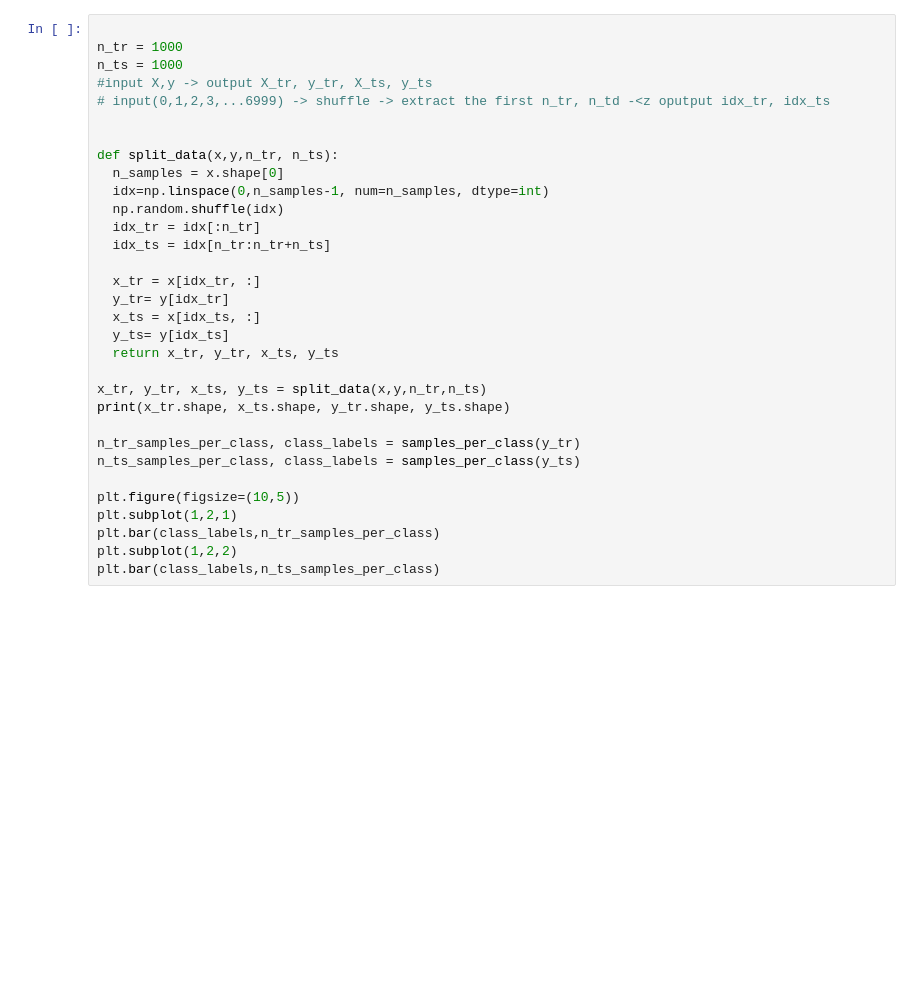
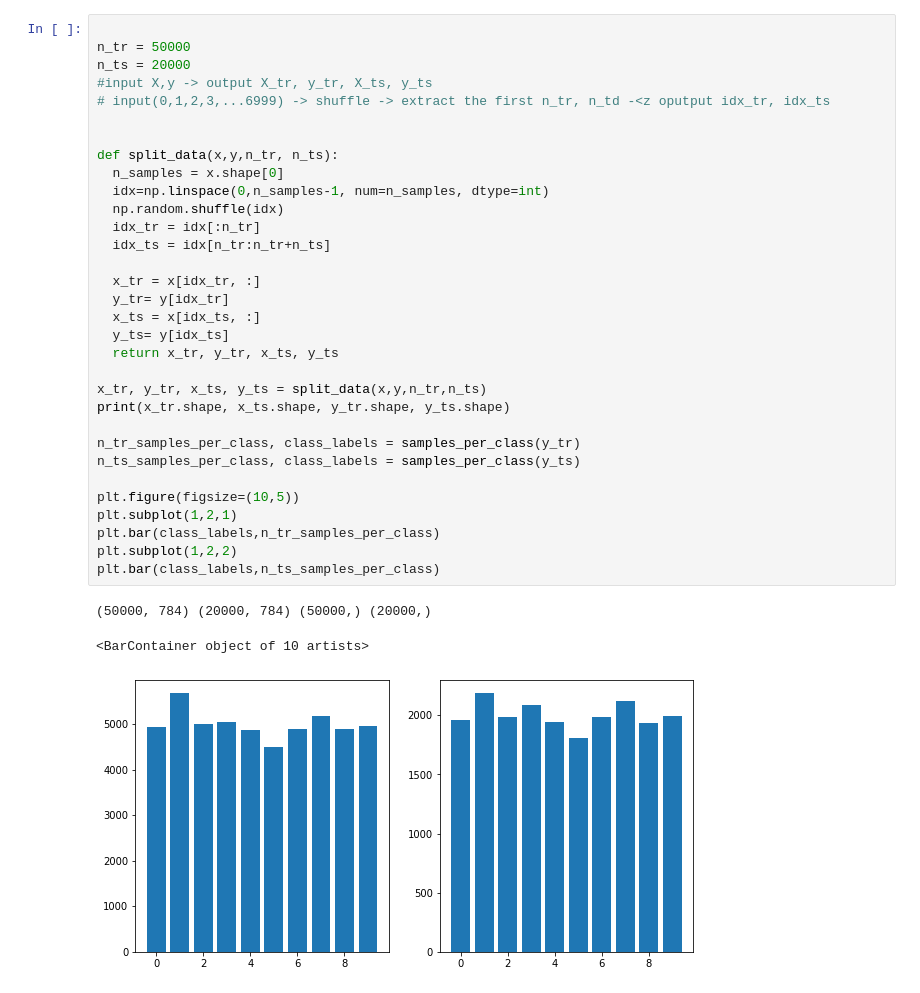
Before and after one commit to GiuliaOrgiana/UnicaIsdeTest, a Jupyter notebook: MNIST_example.ipynb, the cells around one changed output. Drawn from its saved outputs; the diff is of its cells as text; blank space fills up the shorter version.

```diff
--- a/MNIST_example.ipynb
+++ b/MNIST_example.ipynb
@@ -57,35 +79,39 @@ print(x_trt, y_tr)
 # %%
 
-n_tr = 1000
-n_ts = 1000
+n_tr = 50000
+n_ts = 20000
 #input X,y -> output X_tr, y_tr, X_ts, y_ts
 # input(0,1,2,3,...6999) -> shuffle -> extract the first n_tr, n_td -<z oputput idx_tr, idx_ts
 
 
 def split_data(x,y,n_tr, n_ts):
   n_samples = x.shape[0]
   idx=np.linspace(0,n_samples-1, num=n_samples, dtype=int)
   np.random.shuffle(idx)
   idx_tr = idx[:n_tr]
   idx_ts = idx[n_tr:n_tr+n_ts]
 
   x_tr = x[idx_tr, :]
   y_tr= y[idx_tr]
   x_ts = x[idx_ts, :]
   y_ts= y[idx_ts]
   return x_tr, y_tr, x_ts, y_ts
 
 x_tr, y_tr, x_ts, y_ts = split_data(x,y,n_tr,n_ts)
 print(x_tr.shape, x_ts.shape, y_tr.shape, y_ts.shape)
 
 n_tr_samples_per_class, class_labels = samples_per_class(y_tr)
 n_ts_samples_per_class, class_labels = samples_per_class(y_ts)
 
 plt.figure(figsize=(10,5))
 plt.subplot(1,2,1)
 plt.bar(class_labels,n_tr_samples_per_class)
 plt.subplot(1,2,2)
 plt.bar(class_labels,n_ts_samples_per_class)
+# %% [output]
+(50000, 784) (20000, 784) (50000,) (20000,)
+<BarContainer object of 10 artists>
+[figure, added]
 # %%
 n_classes = np.unique(y_tr).size
 n_features= x_tr.shape[1]
```
Also changed, not shown: parts of 6 cells of this notebook.
